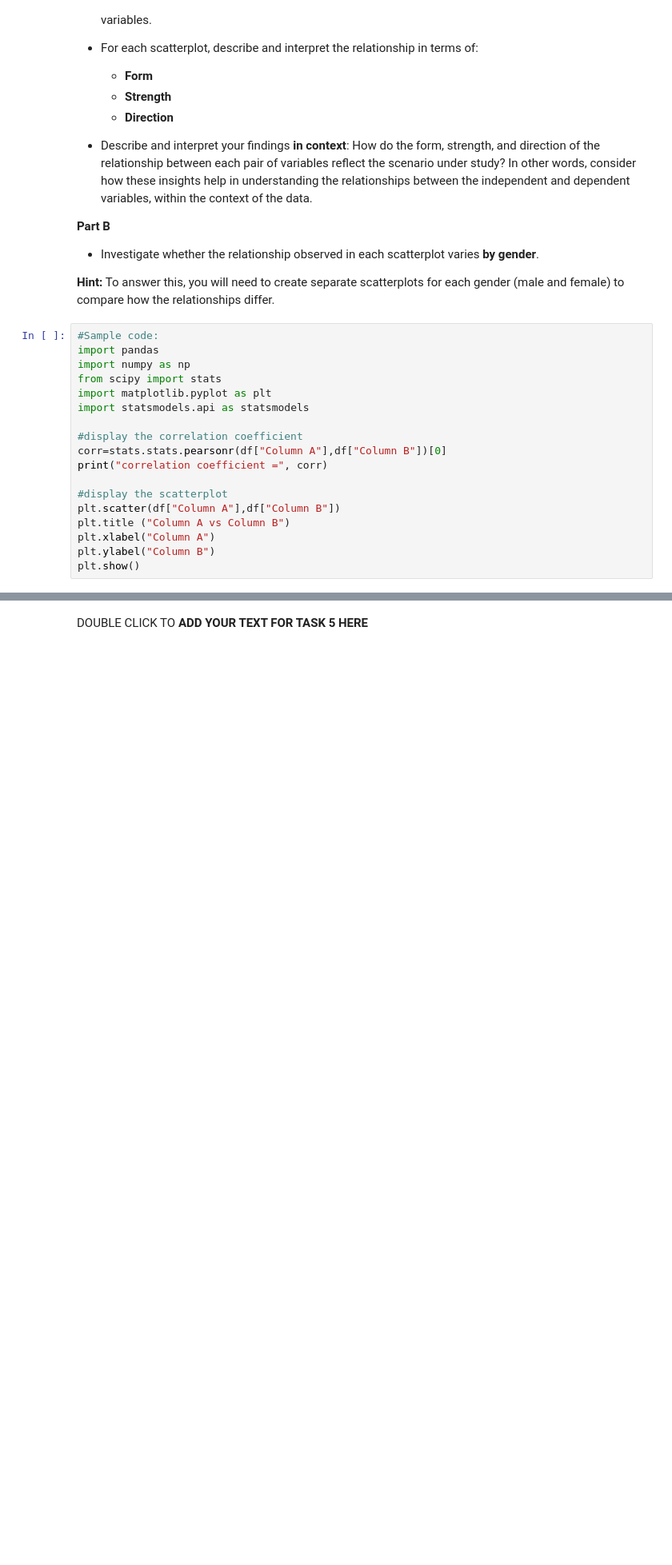
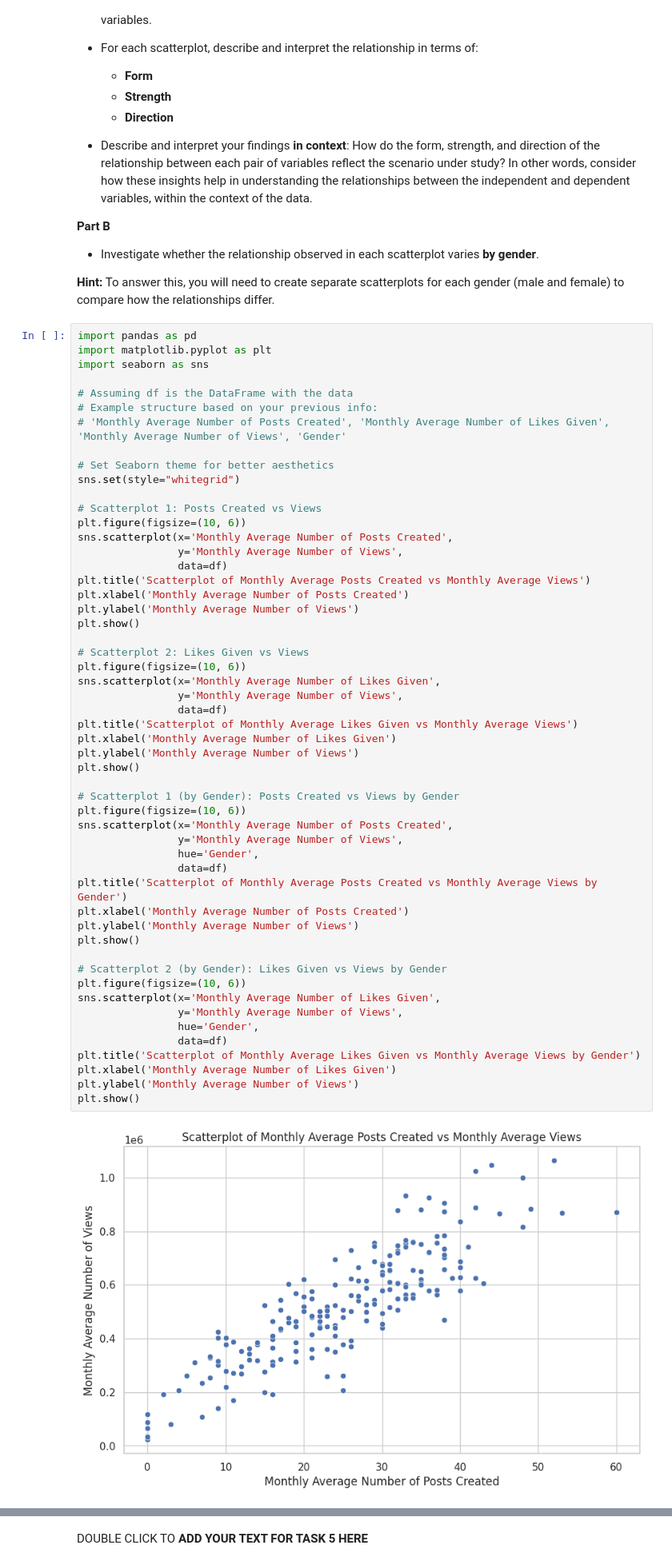
Before and after one commit to robertnesterodhiambo/robertnesterodhiambo-Data-analysis, a Jupyter notebook: python notebooks/influencers.ipynb, the cells around one changed output, grey strips where cells are left out. Shown: that part at 80% size. Drawn from its saved outputs; the diff is of its cells as text; blank space fills up the shorter version.

```diff
--- a/python notebooks/influencers.ipynb
+++ b/python notebooks/influencers.ipynb
@@ -213,20 +261,57 @@ DOUBLE CLICK TO **ADD YOUR TEXT FOR TASK 4 HERE**
 **Hint:**
 To answer this, you will need to create separate scatterplots for each gender (male and female) to compare how the relationships differ.
 # %%
-#Sample code:
-import pandas
-import numpy as np
-from scipy import stats
+import pandas as pd
 import matplotlib.pyplot as plt
-import statsmodels.api as statsmodels
+import seaborn as sns
 
-#display the correlation coefficient
-corr=stats.stats.pearsonr(df["Column A"],df["Column B"])[0]
-print("correlation coefficient =", corr)
+# Assuming df is the DataFrame with the data
+# Example structure based on your previous info:
+# 'Monthly Average Number of Posts Created', 'Monthly Average Number of Likes Given', 'Monthly Average Number of Views', 'Gender'
 
-#display the scatterplot
-plt.scatter(df["Column A"],df["Column B"])
-plt.title ("Column A vs Column B")
-plt.xlabel("Column A")
-plt.ylabel("Column B")
+# Set Seaborn theme for better aesthetics
+sns.set(style="whitegrid")
+
+# Scatterplot 1: Posts Created vs Views
+plt.figure(figsize=(10, 6))
+sns.scatterplot(x='Monthly Average Number of Posts Created',
+                y='Monthly Average Number of Views',
+                data=df)
+plt.title('Scatterplot of Monthly Average Posts Created vs Monthly Average Views')
+plt.xlabel('Monthly Average Number of Posts Created')
+plt.ylabel('Monthly Average Number of Views')
 plt.show()
+
+# Scatterplot 2: Likes Given vs Views
+plt.figure(figsize=(10, 6))
+sns.scatterplot(x='Monthly Average Number of Likes Given',
+                y='Monthly Average Number of Views',
+                data=df)
+plt.title('Scatterplot of Monthly Average Likes Given vs Monthly Average Views')
+plt.xlabel('Monthly Average Number of Likes Given')
+plt.ylabel('Monthly Average Number of Views')
+plt.show()
+
+# Scatterplot 1 (by Gender): Posts Created vs Views by Gender
+plt.figure(figsize=(10, 6))
+sns.scatterplot(x='Monthly Average Number of Posts Created',
+                y='Monthly Average Number of Views',
+                hue='Gender',
+                data=df)
+plt.title('Scatterplot of Monthly Average Posts Created vs Monthly Average Views by Gender')
+plt.xlabel('Monthly Average Number of Posts Created')
+plt.ylabel('Monthly Average Number of Views')
+plt.show()
+
+# Scatterplot 2 (by Gender): Likes Given vs Views by Gender
+plt.figure(figsize=(10, 6))
+sns.scatterplot(x='Monthly Average Number of Likes Given',
+                y='Monthly Average Number of Views',
+                hue='Gender',
+                data=df)
+plt.title('Scatterplot of Monthly Average Likes Given vs Monthly Average Views by Gender')
+plt.xlabel('Monthly Average Number of Likes Given')
+plt.ylabel('Monthly Average Number of Views')
+plt.show()
+# %% [output]
+[figure, added]
```
Also changed, not shown: parts of 19 cells of this notebook, 1 other file.
